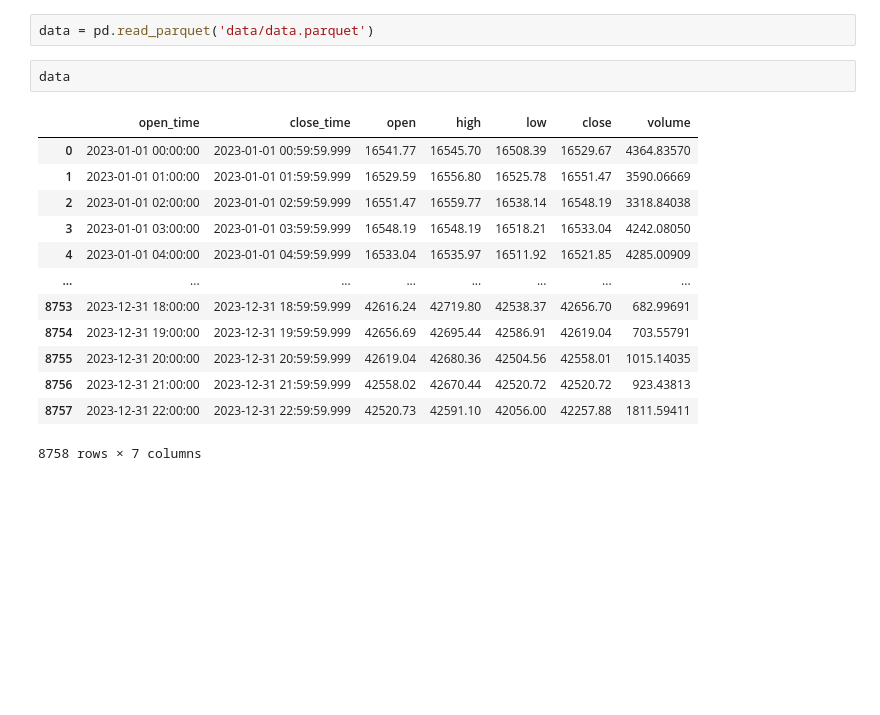
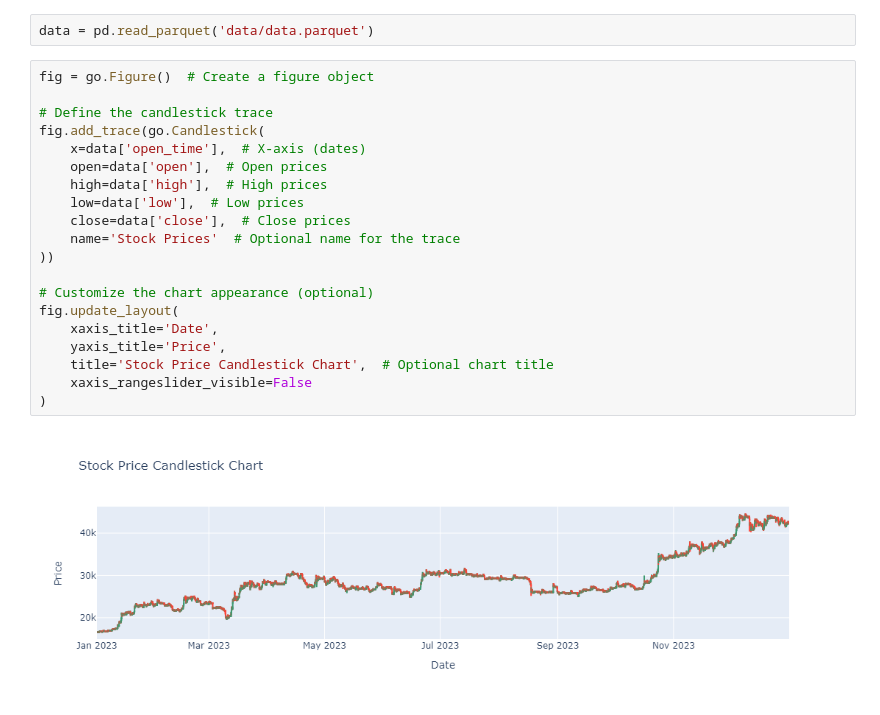
Before and after one commit to plebik/CryptoMagician, a Jupyter notebook: Untitled.ipynb, the cells around one changed output. Saved outputs shown, nothing was run; the diff lists cells and outputs as text; blank space fills up the shorter version.

Commit message:
useful information gathered some time ago

```diff
--- a/Untitled.ipynb
+++ b/Untitled.ipynb
@@ -17,18 +18,24 @@ if not os.path.isfile(filepath):
 # %%
 data = pd.read_parquet('data/data.parquet')
 # %%
-data
+fig = go.Figure()  # Create a figure object
+
+# Define the candlestick trace
+fig.add_trace(go.Candlestick(
+    x=data['open_time'],  # X-axis (dates)
+    open=data['open'],  # Open prices
+    high=data['high'],  # High prices
+    low=data['low'],  # Low prices
+    close=data['close'],  # Close prices
+    name='Stock Prices'  # Optional name for the trace
+))
+
+# Customize the chart appearance (optional)
+fig.update_layout(
+    xaxis_title='Date',
+    yaxis_title='Price',
+    title='Stock Price Candlestick Chart',  # Optional chart title
+    xaxis_rangeslider_visible=False
+)
 # %% [output]
-|  | open_time | close_time | open | high | low | close | volume |
-| 0 | 2023-01-01 00:00:00 | 2023-01-01 00:59:59.999 | 16541.77 | 16545.70 | 16508.39 | 16529.67 | 4364.83570 |
-| 1 | 2023-01-01 01:00:00 | 2023-01-01 01:59:59.999 | 16529.59 | 16556.80 | 16525.78 | 16551.47 | 3590.06669 |
-| 2 | 2023-01-01 02:00:00 | 2023-01-01 02:59:59.999 | 16551.47 | 16559.77 | 16538.14 | 16548.19 | 3318.84038 |
-| 3 | 2023-01-01 03:00:00 | 2023-01-01 03:59:59.999 | 16548.19 | 16548.19 | 16518.21 | 16533.04 | 4242.08050 |
-| 4 | 2023-01-01 04:00:00 | 2023-01-01 04:59:59.999 | 16533.04 | 16535.97 | 16511.92 | 16521.85 | 4285.00909 |
-| ... | ... | ... | ... | ... | ... | ... | ... |
-| 8753 | 2023-12-31 18:00:00 | 2023-12-31 18:59:59.999 | 42616.24 | 42719.80 | 42538.37 | 42656.70 | 682.99691 |
-| 8754 | 2023-12-31 19:00:00 | 2023-12-31 19:59:59.999 | 42656.69 | 42695.44 | 42586.91 | 42619.04 | 703.55791 |
-| 8755 | 2023-12-31 20:00:00 | 2023-12-31 20:59:59.999 | 42619.04 | 42680.36 | 42504.56 | 42558.01 | 1015.14035 |
-| 8756 | 2023-12-31 21:00:00 | 2023-12-31 21:59:59.999 | 42558.02 | 42670.44 | 42520.72 | 42520.72 | 923.43813 |
-| 8757 | 2023-12-31 22:00:00 | 2023-12-31 22:59:59.999 | 42520.73 | 42591.10 | 42056.00 | 42257.88 | 1811.59411 |
-8758 rows × 7 columns
+[figure, added]
```
Also changed, not shown: parts of 1 cell of this notebook, 1 other file.
